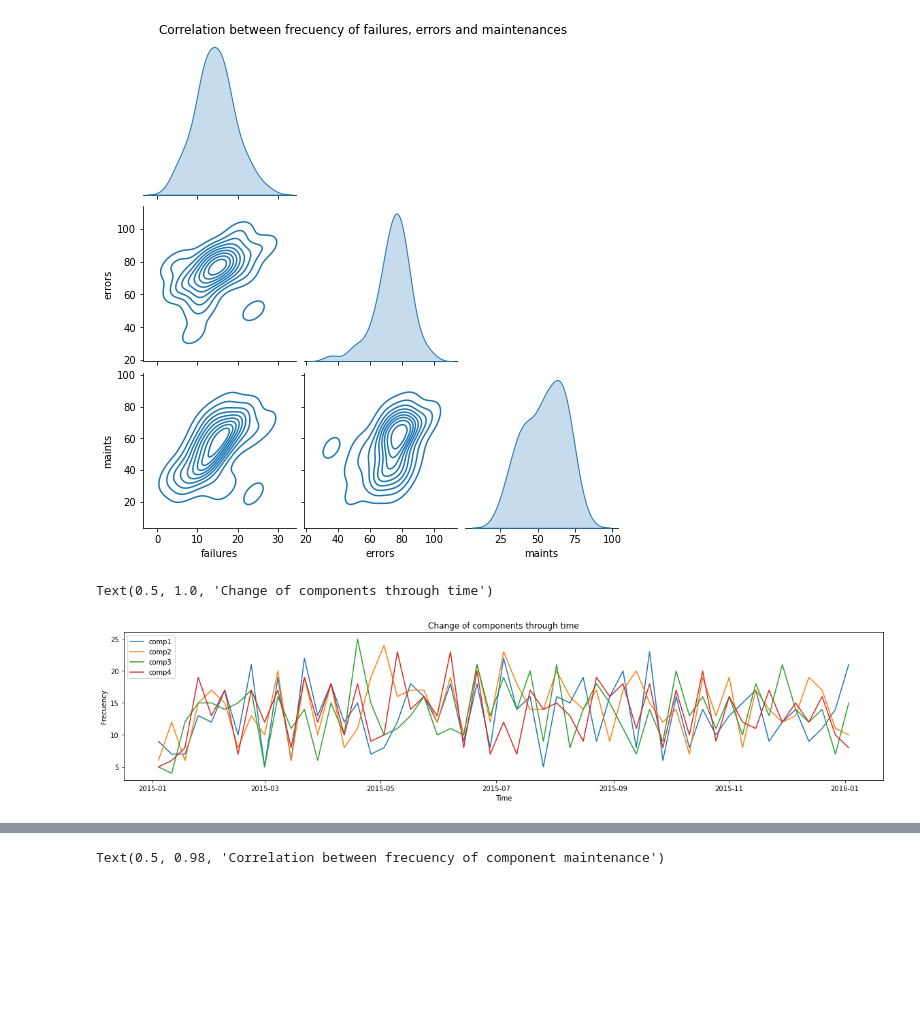
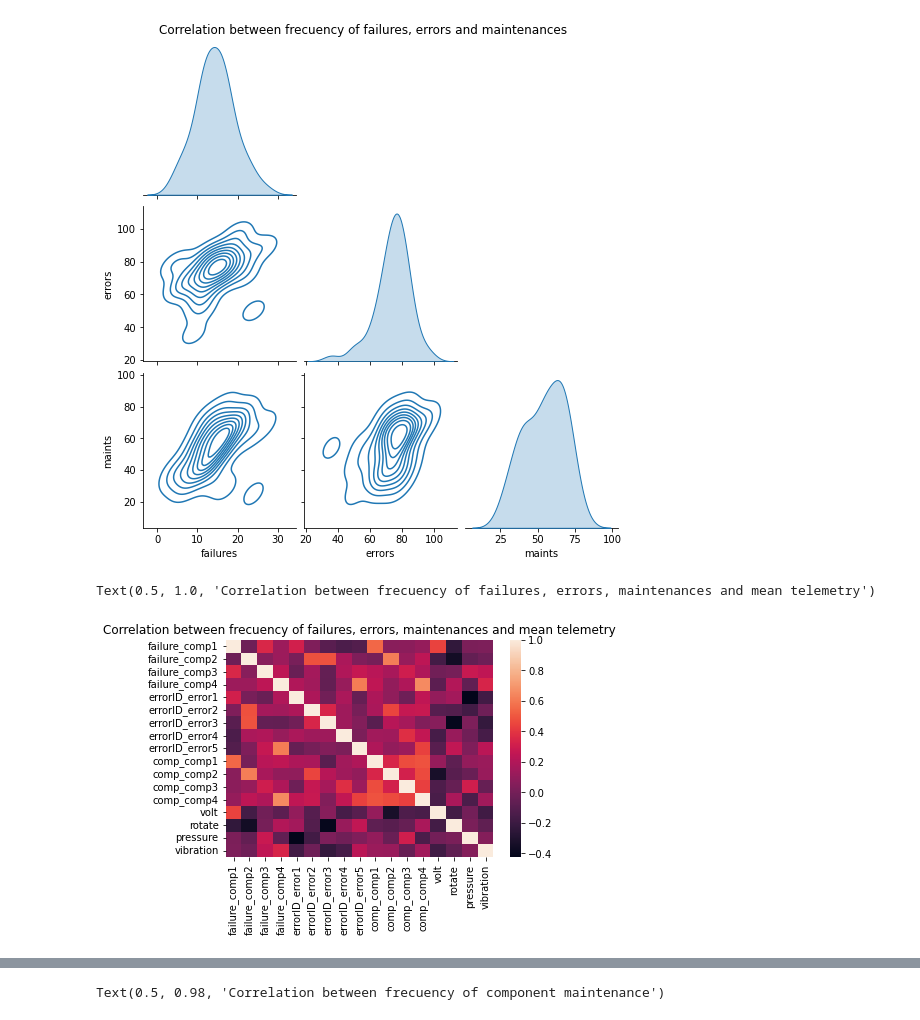
Before and after one commit to Brami01/TIC_Project_PM, a Jupyter notebook: main.ipynb, the cells around one changed output, grey strips where cells are left out. Cells and saved outputs as stored; diff of their text form; code cells hidden in the pictures; blank space fills up the shorter version.

```diff
--- a/main.ipynb
+++ b/main.ipynb
@@ -337,20 +337,19 @@ sns.pairplot(bad_machines_week, corner=True, kind='kde').fig.suptitle('Correlati
 # %% [output]
 Text(0.5, 1.01, 'Correlation between frecuency of failures, errors and maintenances')
 [figure]
-# %%
-maint_2015 = maint[maint['datetime'] >= pd.to_datetime('2015-01-01')]
-
-maint_2015_comp = maint_2015.groupby(['datetime', 'comp'], as_index=False).count().pivot(index='datetime', columns='comp', values='machineID')
-maint_2015_comp = maint_2015_comp.fillna(0)
-maint_2015_comp_week = maint_2015_comp.groupby(pd.Grouper(freq="1W")).sum()
-
-plt.figure(figsize=(20,4))
-for comp in components.index:
-    plt.plot(maint_2015_comp_week.index, maint_2015_comp_week[comp])
-plt.legend(maint.groupby('comp').count().index)
-plt.xlabel('Time')
-plt.ylabel('Frecuency')
-plt.title('Change of components through time')
-# %% [output]
-Text(0.5, 1.0, 'Change of components through time')
-[figure, removed]
+# %%
+bad_machines = pd.DataFrame({})
+failure_comp = ['failure_comp1', 'failure_comp2', 'failure_comp3', 'failure_comp4']
+bad_machines[failure_comp] = pd.get_dummies(failures).groupby('datetime').sum().groupby(pd.Grouper(freq="1W")).sum()[failure_comp]
+errors_errorID = ['errorID_error1', 'errorID_error2', 'errorID_error3', 'errorID_error4', 'errorID_error5']
+bad_machines[errors_errorID] = pd.get_dummies(errors).groupby('datetime').sum().groupby(pd.Grouper(freq="1W")).sum()[errors_errorID]
+maint_comp = ['comp_comp1', 'comp_comp2', 'comp_comp3', 'comp_comp4']
+bad_machines[maint_comp] = pd.get_dummies(maint).groupby('datetime').sum().groupby(pd.Grouper(freq="1W")).sum()[maint_comp]
+bad_machines[telemetry_features] = pd.get_dummies(telemetry).groupby('datetime').mean().groupby(pd.Grouper(freq="1W")).mean()[telemetry_features]
+bad_machines_corr = bad_machines.corr(method='pearson')
+
+sns.heatmap(bad_machines_corr, xticklabels=bad_machines.columns, yticklabels=bad_machines.columns)
+plt.title('Correlation between frecuency of failures, errors, maintenances and mean telemetry')
+# %% [output]
+Text(0.5, 1.0, 'Correlation between frecuency of failures, errors, maintenances and mean telemetry')
+[figure, added]
```
Also changed, not shown: parts of 23 cells of this notebook.
